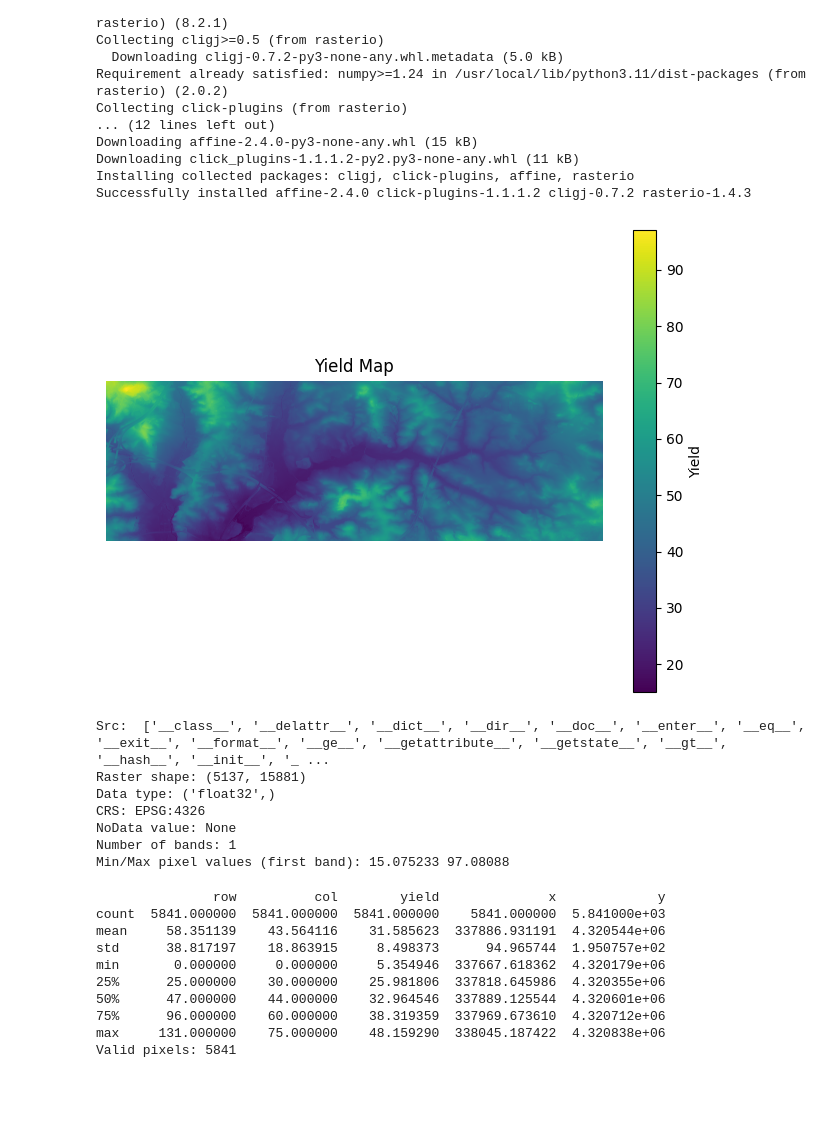
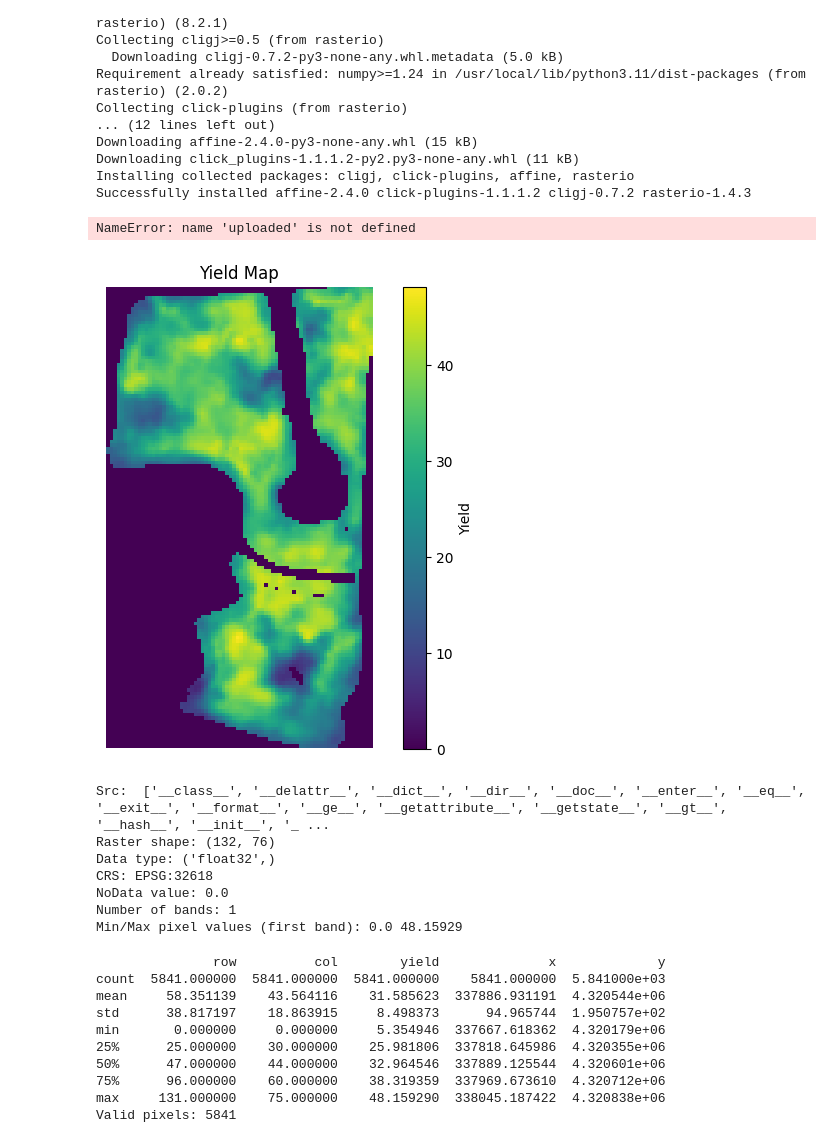
Before and after one commit to samarranjit/Yield_Prediction, a Jupyter notebook: Yield_Prediction_Using_Topographical_Features_of_a_Field.ipynb, the cells around one changed output. Saved outputs shown, nothing was run; the diff lists cells and outputs as text; code cells hidden in the pictures; blank space fills up the shorter version.

```diff
--- a/Yield_Prediction_Using_Topographical_Features_of_a_Field.ipynb
+++ b/Yield_Prediction_Using_Topographical_Features_of_a_Field.ipynb
@@ -32,39 +32,42 @@ import rasterio
 import matplotlib.pyplot as plt
 import numpy as np
 import pandas as pd
+# %%
+print(list(uploaded.keys())[0])
+# %% [output]
+NameError: name 'uploaded' is not defined
 # %%
-
 # Get the filename from uploaded dictionary
-file_name = list(uploaded.keys())[0]
+file_name = '/content/drive/MyDrive/Colab Notebooks/Data For Yield Prediction/CentralFarm_2-71_2022_Soyb_sph_field2rst_kriged.tif'
 
 # Read and visualize the raster
 with rasterio.open(file_name) as src:
     yield_raster = src.read(1)  # read the first band
     plt.figure(figsize=(8, 6))
     plt.imshow(yield_raster, cmap='viridis')
     plt.title("Yield Map")
     plt.colorbar(label="Yield")
     plt.axis('off')
     plt.show()
 
 
 with rasterio.open(file_name) as src:
   print("Src: ", dir(src))
   print("Raster shape:", src.shape)
   print("Data type:", src.dtypes)
   print("CRS:", src.crs)
   print("NoData value:", src.nodata)
   print("Number of bands:", src.count)
   print("Min/Max pixel values (first band):", src.read(1).min(), src.read(1).max())
 # %% [output]
-[figure, old version]
+[figure, new version]
 Src:  ['__class__', '__delattr__', '__dict__', '__dir__', '__doc__', '__enter__', '__eq__', '__exit__', '__format__', '__ge__', '__getattribute__', '__getstate__', '__gt__', '__hash__', '__init__', '_ ...
-Raster shape: (5137, 15881)
+Raster shape: (132, 76)
 Data type: ('float32',)
-CRS: EPSG:4326
-NoData value: None
+CRS: EPSG:32618
+NoData value: 0.0
 Number of bands: 1
-Min/Max pixel values (first band): 15.075233 97.08088
+Min/Max pixel values (first band): 0.0 48.15929
 # %%
 # Step 1: Get shape of raster
 rows, cols = yield_raster.shape
```
Also changed, not shown: parts of 44 cells of this notebook.
